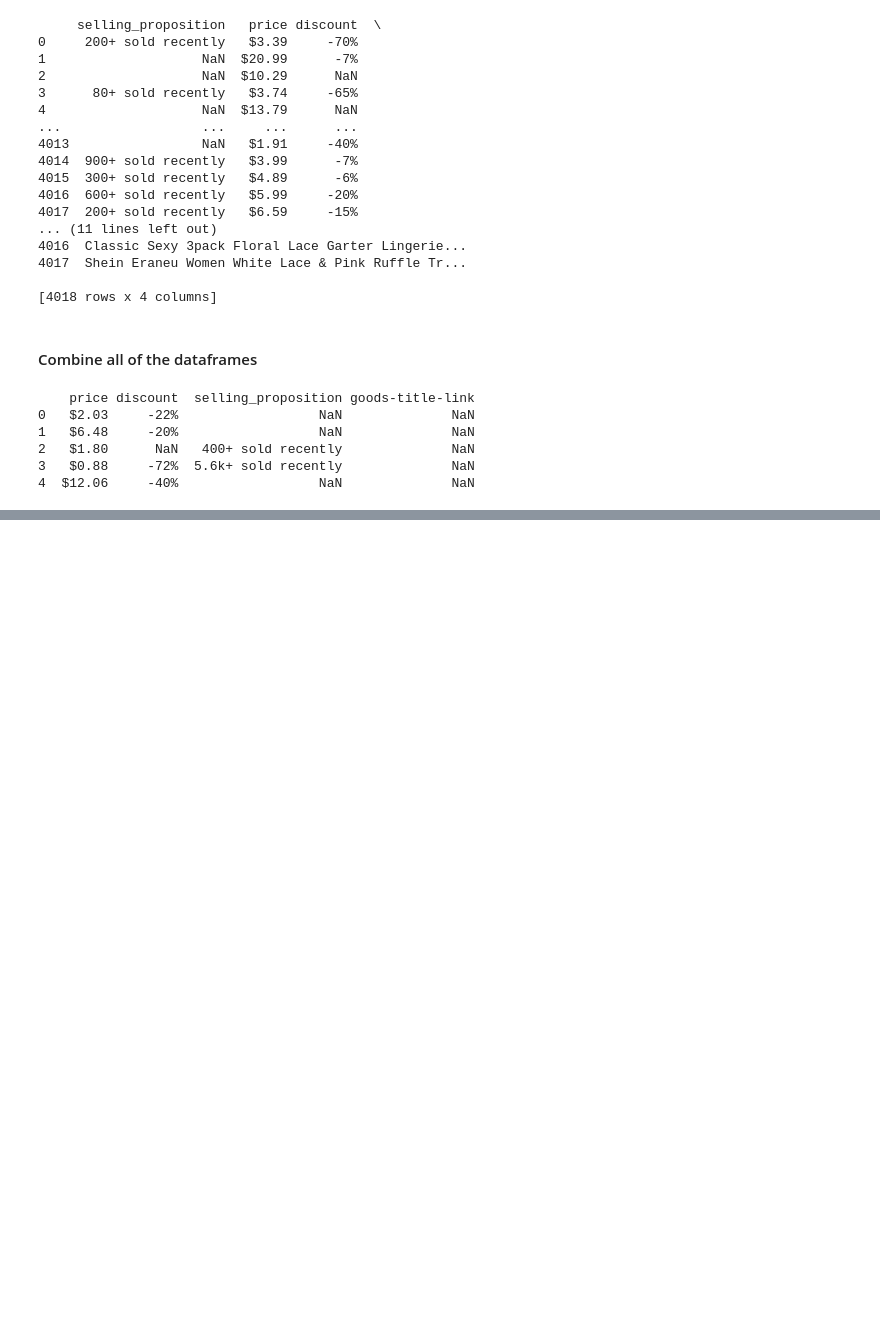
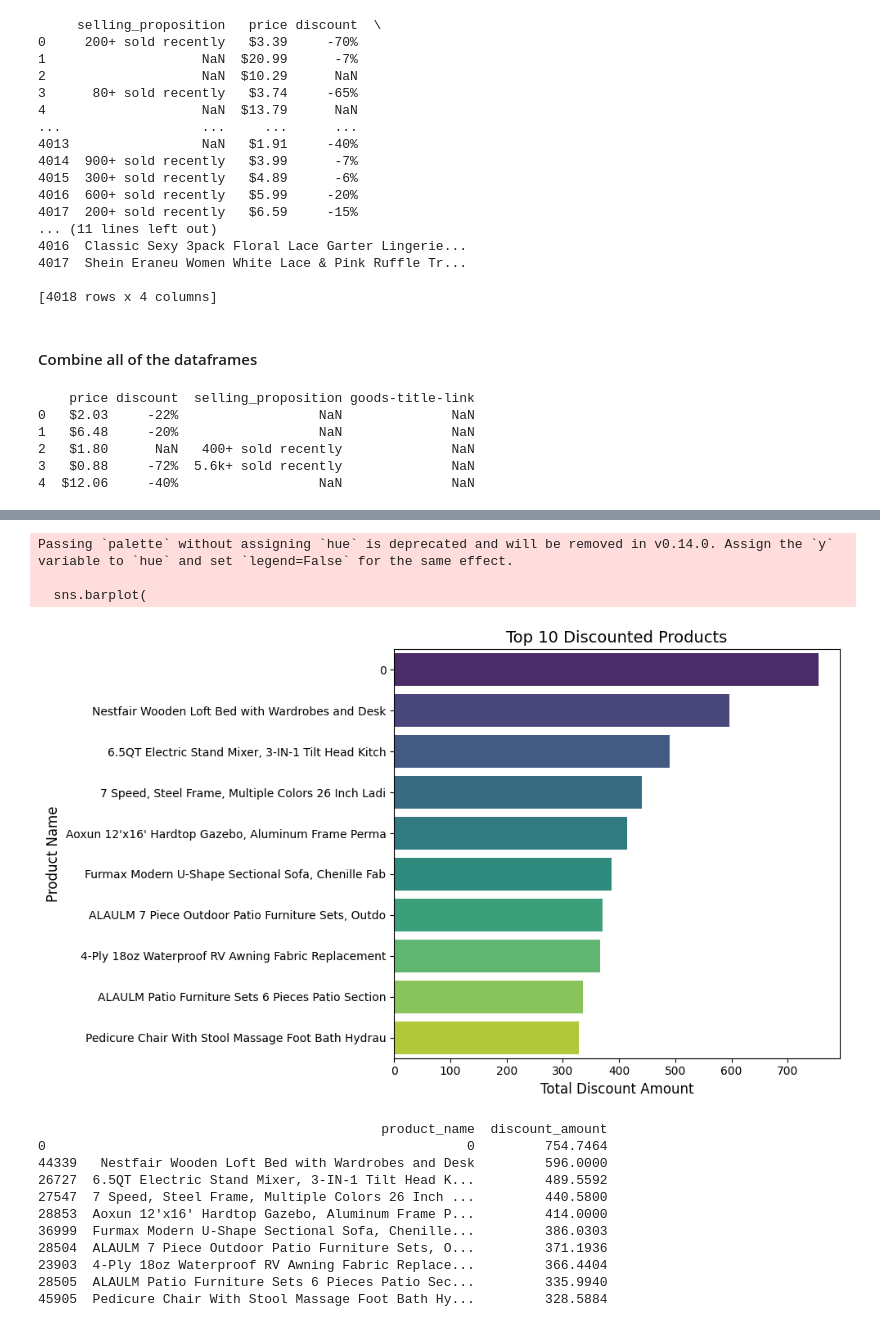
Before and after one commit to jericojr23/Dirty-E-Commerce-Data-Project, a Jupyter notebook: etl_pipeline.ipynb, the cells around one changed output, grey strips where cells are left out. Saved outputs shown, nothing was run; the diff lists cells and outputs as text; code cells hidden in the pictures; blank space fills up the shorter version.

```diff
--- a/etl_pipeline.ipynb
+++ b/etl_pipeline.ipynb
@@ -214,0 +457,4 @@ print(combined_df.shape)
+# %%
+after_cleaning["discounted_price"] = after_cleaning["price"] * (
+    1 - after_cleaning["discount"] / 100
+)
@@ -214,0 +619,14 @@ print(combined_df.shape)
+# %%
+# Calculate the discount amount
+after_cleaning["discount_amount"] = (
+    after_cleaning["price"] - after_cleaning["discounted_price"]
+)
+# %%
+aggregated_discount = after_cleaning.groupby("product_name", as_index=False)[
+    "discount_amount"
+].sum()
+
+top_10_discounted_products = aggregated_discount.nlargest(10, "discount_amount")
+
+# Display the top 10 discounted products
+print(top_10_discounted_products)
@@ -214,0 +645,43 @@ print(combined_df.shape)
+# %%
+# Create a horizontal bar graph for the top 10 discounted products
+import matplotlib.pyplot as plt
+import seaborn as sns
+
+top_10_discounted_products["product_name"] = top_10_discounted_products[
+    "product_name"
+].apply(lambda x: str(x)[:50])
+
+# Plot the top 10 discounted products as a horizontal bar plot
+plt.figure(figsize=(10, 6))
+
+sns.barplot(
+    data=top_10_discounted_products,
+    y="product_name",
+    x="discount_amount",
+    palette="viridis",
+)
+
+plt.ylabel("Product Name", fontsize=12)
+plt.xlabel("Total Discount Amount", fontsize=12)
+plt.title("Top 10 Discounted Products", fontsize=14)
+plt.tight_layout()
+
+plt.show()
+
+print(top_10_discounted_products)
+# %% [output]
+Passing `palette` without assigning `hue` is deprecated and will be removed in v0.14.0. Assign the `y` variable to `hue` and set `legend=False` for the same effect.
+
+  sns.barplot(
+[figure, added]
+                                            product_name  discount_amount
+0                                                      0         754.7464
+44339   Nestfair Wooden Loft Bed with Wardrobes and Desk         596.0000
+26727  6.5QT Electric Stand Mixer, 3-IN-1 Tilt Head K...         489.5592
+27547  7 Speed, Steel Frame, Multiple Colors 26 Inch ...         440.5800
+28853  Aoxun 12'x16' Hardtop Gazebo, Aluminum Frame P...         414.0000
+36999  Furmax Modern U-Shape Sectional Sofa, Chenille...         386.0303
+28504  ALAULM 7 Piece Outdoor Patio Furniture Sets, O...         371.1936
+23903  4-Ply 18oz Waterproof RV Awning Fabric Replace...         366.4404
+28505  ALAULM Patio Furniture Sets 6 Pieces Patio Sec...         335.9940
+45905  Pedicure Chair With Stool Massage Foot Bath Hy...         328.5884
```
Also changed, not shown: parts of 38 cells of this notebook.
